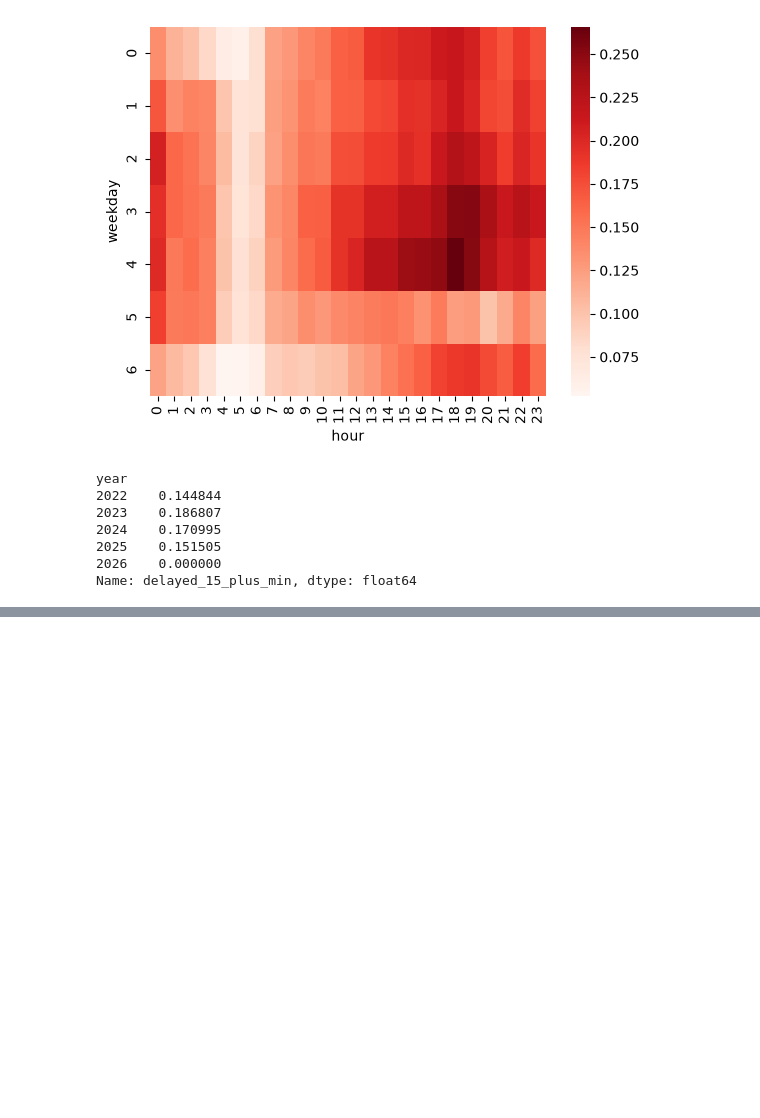
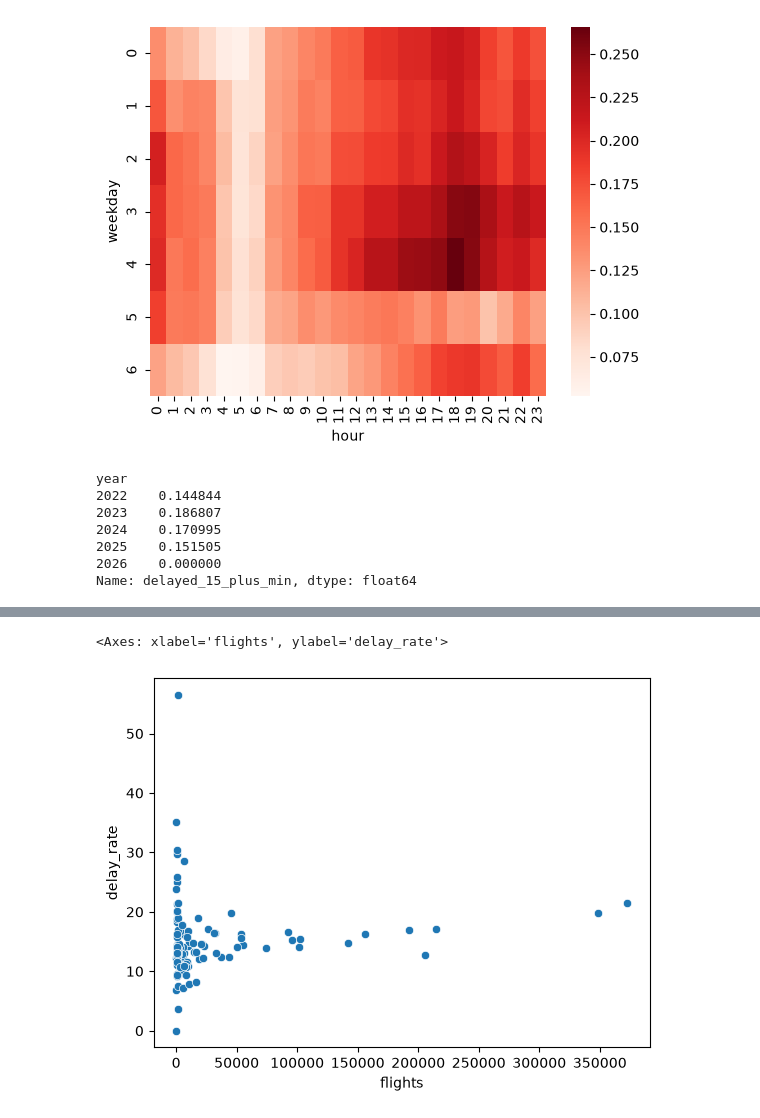
Before and after one commit to LuisHBeck/flight-risk, a Jupyter notebook: notebooks/luishbeck.ipynb, the cells around one changed output, grey strips where cells are left out. Drawn from its saved outputs; the diff is of its cells as text; code cells hidden in the pictures; blank space fills up the shorter version.

Commit message:
feat(EDA): airport, airline, route and EDA answers

```diff
--- a/notebooks/luishbeck.ipynb
+++ b/notebooks/luishbeck.ipynb
@@ -534,0 +596,17 @@ Name: delayed_15_plus_min, dtype: float64
+# %%
+# Origin airport
+
+airport_origin_stats = (
+    data_delay.groupby("origin_icao")
+    .agg(
+        flights=("flight_id", "count"),
+        delay_rate=("delayed_15_plus_min", "mean")
+    )
+)
+
+airport_origin_stats["delay_rate"] *= 100
+
+airport_origin_stats.sort_values(
+    "flights",
+    ascending=False
+).head(20)
@@ -534,0 +632,9 @@ Name: delayed_15_plus_min, dtype: float64
+# %%
+sns.scatterplot(
+    data=airport_origin_stats,
+    x="flights",
+    y="delay_rate"
+)
+# %% [output]
+<Axes: xlabel='flights', ylabel='delay_rate'>
+[figure, added]
```
Also changed, not shown: parts of 26 cells of this notebook.
